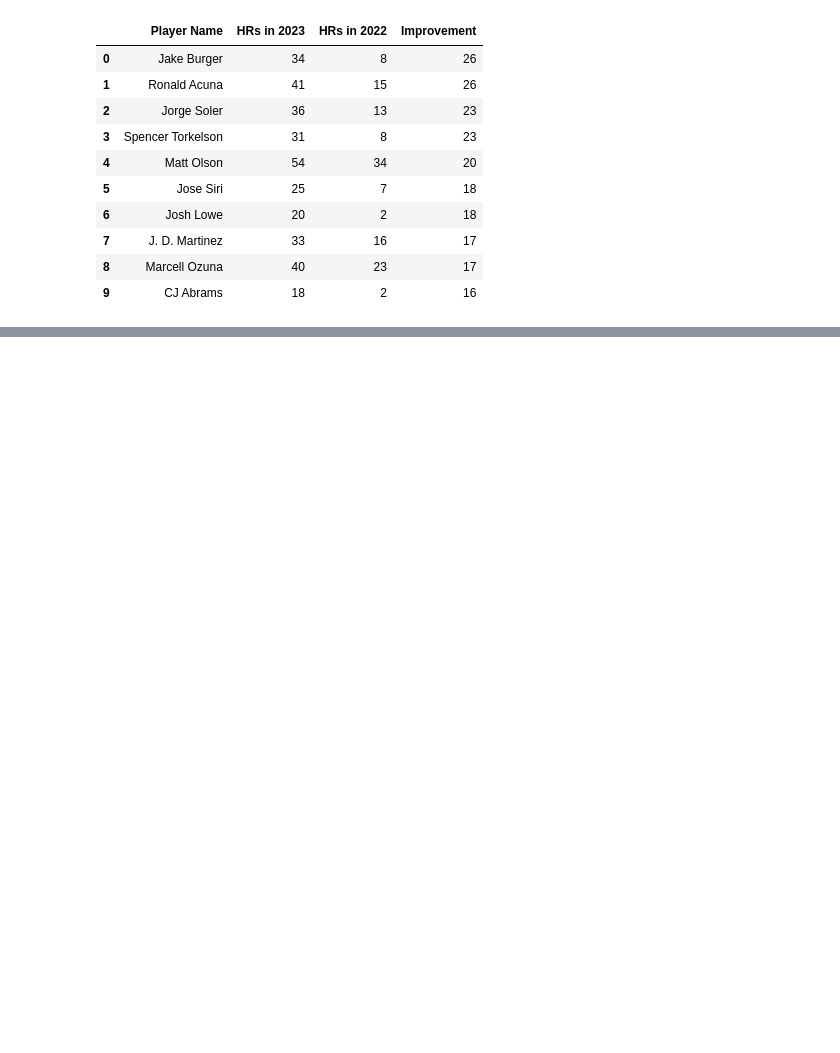
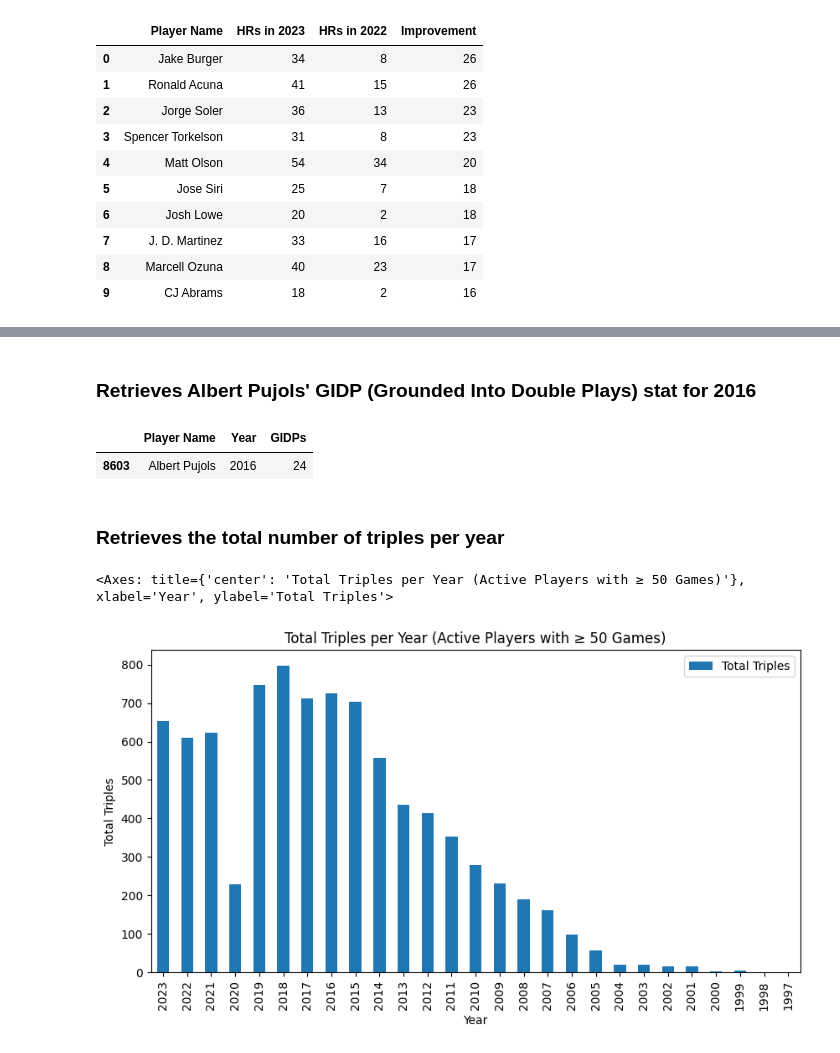
Before and after one commit to randel-bjorkquist/jupyter-notebooks-vscode, a Jupyter notebook: Project3_Data_Querying_and_Cleaning.ipynb, the cells around one changed output, grey strips where cells are left out. Cells and saved outputs as stored; diff of their text form; code cells hidden in the pictures; blank space fills up the shorter version.

```diff
--- a/Project3_Data_Querying_and_Cleaning.ipynb
+++ b/Project3_Data_Querying_and_Cleaning.ipynb
@@ -1007,0 +1370,11 @@ batting     = pd.read_sql("""
+# %%
+player_total_games = (appearances[~appearances["deleted"]]
+                        .assign(G_all = lambda df: df["G_all"].fillna(0).astype("Int64"))
+                        .groupby("playerID", as_index = False)["G_all"]
+                        .sum())
+
+eligible_players = player_total_games.loc[ player_total_games["G_all"] >= 50
+                                          ,["playerID"]]
+
+#NOTE: returns '11,874': the same count as within SQL Server
+print(eligible_players)
@@ -1007,0 +1457,8 @@ batting     = pd.read_sql("""
+# %%
+# Merge active players with eligible players (intersection on 'playerID')
+ae = active_players_2018.merge(eligible_players, on = "playerID", how = "inner")
+
+# Merge the result with batting statistics (intersection on 'playerID')
+df = ae.merge(batting_stats, on = "playerID", how = "inner")
+
+print(df)
@@ -1007,0 +1509,32 @@ batting     = pd.read_sql("""
+# %% [markdown]
+### Retrieves Albert Pujols' GIDP (Grounded Into Double Plays) stat for 2016
+# %%
+albert_pujols_2016_gidp = (df[(df["playerName"] == "Albert Pujols") & (df["yearID"] == 2016)]
+                            .loc[:, ["playerName", "yearID", "GIDP"]]
+                            .rename( columns = { "playerName": "Player Name"
+                                                , "yearID": "Year"
+                                                , "GIDP": "GIDPs" }))
+
+albert_pujols_2016_gidp
+# %% [output]
+|  | Player Name | Year | GIDPs |
+| 8603 | Albert Pujols | 2016 | 24 |
+# %% [markdown]
+### Retrieves the total number of triples per year
+# %%
+# 1. Aggregate triples (_3B) by year
+triples_per_year = (df.groupby("yearID", as_index=False)["_3B"]
+                      .sum()
+                      .sort_values("yearID", ascending = False)
+                      .rename(columns={"yearID": "Year", "_3B": "Total Triples"}))
+
+# 2. Plot as bar chart
+triples_per_year.plot.bar( x = "Year"
+                          ,y = "Total Triples"
+                          ,title  = "Total Triples per Year (Active Players with ≥ 50 Games)"
+                          ,xlabel = "Year"
+                          ,ylabel = "Total Triples"
+                          ,figsize=(10,5))
+# %% [output]
+<Axes: title={'center': 'Total Triples per Year (Active Players with ≥ 50 Games)'}, xlabel='Year', ylabel='Total Triples'>
+[figure, added]
```
Also changed, not shown: parts of 36 cells of this notebook.
